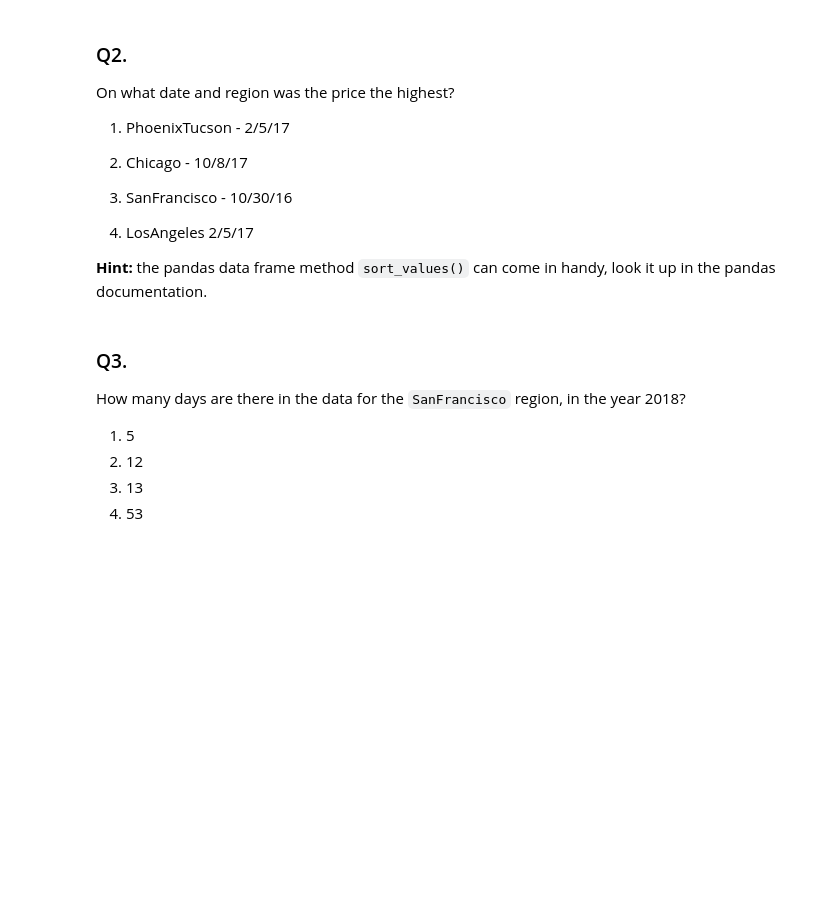
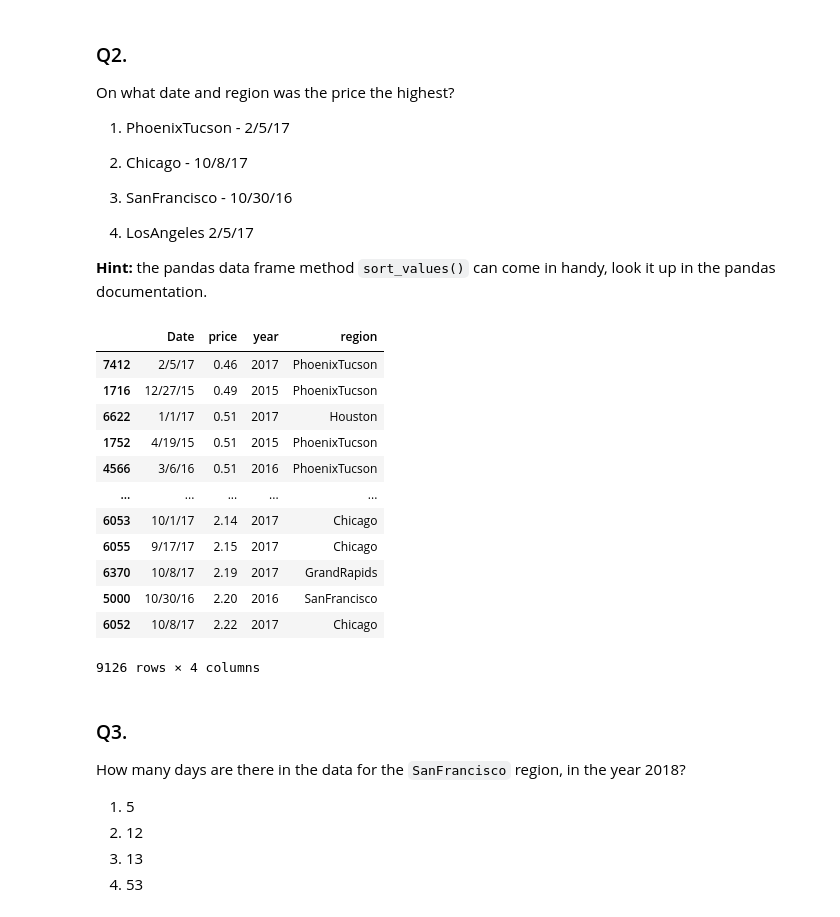
Before and after one commit to MatanTalvi10/Intro-To-DS, a Jupyter notebook: HW2.ipynb, the cells around one changed output. Drawn from its saved outputs; the diff is of its cells as text; code cells hidden in the pictures; blank space fills up the shorter version.

```diff
--- a/HW2.ipynb
+++ b/HW2.ipynb
@@ -70,4 +81,21 @@ On what date and region was the price the highest?
 4. LosAngeles 2/5/17
 
 __Hint:__ the pandas data frame method `sort_values()` can come in handy, look it up in the pandas documentation.
+# %%
+max_price = df_avocado['price'].max()
+df_avocado.sort_values('price')
+# %% [output]
+|  | Date | price | year | region |
+| 7412 | 2/5/17 | 0.46 | 2017 | PhoenixTucson |
+| 1716 | 12/27/15 | 0.49 | 2015 | PhoenixTucson |
+| 6622 | 1/1/17 | 0.51 | 2017 | Houston |
+| 1752 | 4/19/15 | 0.51 | 2015 | PhoenixTucson |
+| 4566 | 3/6/16 | 0.51 | 2016 | PhoenixTucson |
+| ... | ... | ... | ... | ... |
+| 6053 | 10/1/17 | 2.14 | 2017 | Chicago |
+| 6055 | 9/17/17 | 2.15 | 2017 | Chicago |
+| 6370 | 10/8/17 | 2.19 | 2017 | GrandRapids |
+| 5000 | 10/30/16 | 2.20 | 2016 | SanFrancisco |
+| 6052 | 10/8/17 | 2.22 | 2017 | Chicago |
+9126 rows × 4 columns
 # %%
```
Also changed, not shown: parts of 15 cells of this notebook.
